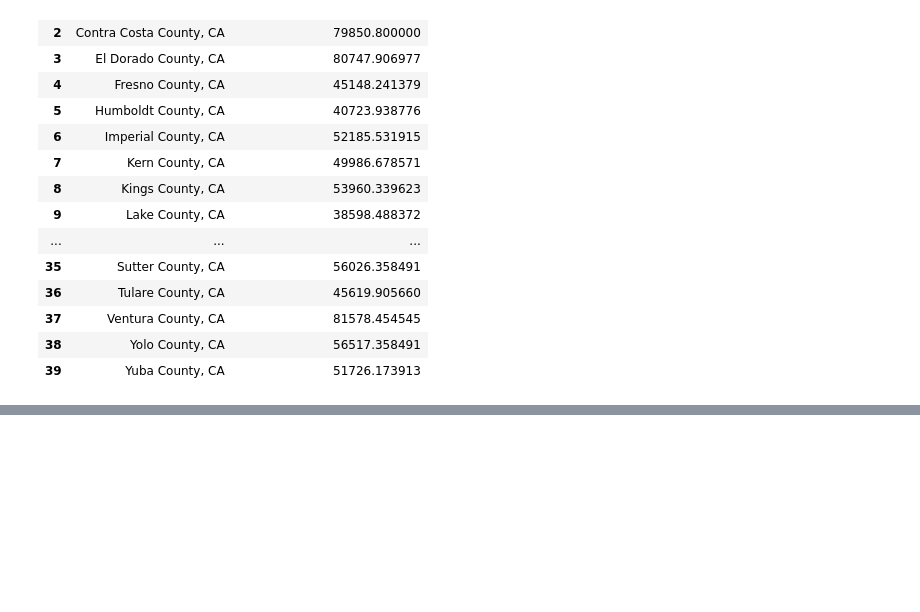
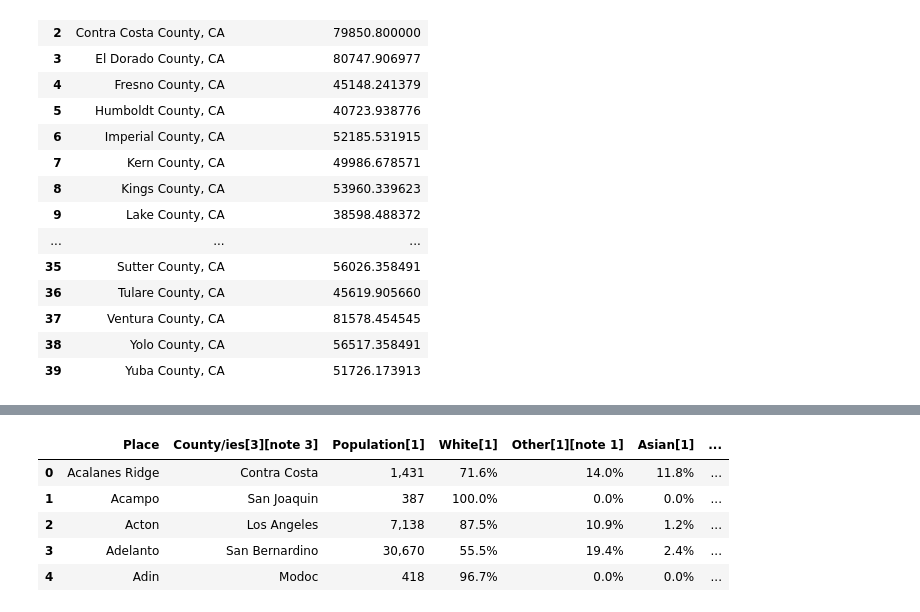
Before and after one commit to philhuang74/CaliforniaHousing_Pic16BProject, a Jupyter notebook: eda.ipynb, the cells around one changed output, grey strips where cells are left out. Drawn from its saved outputs; the diff is of its cells as text; code cells hidden in the pictures; blank space fills up the shorter version.

```diff
--- a/eda.ipynb
+++ b/eda.ipynb
@@ -107,0 +123,10 @@ year.to_frame().reset_index()
+# %%
+cityrace=pd.read_csv('race_by_places.csv')
+cityrace.head()
+# %% [output]
+|  | Place | County/ies[3][note 3] | Population[1] | White[1] | Other[1][note 1] | Asian[1] | ... |
+| 0 | Acalanes Ridge | Contra Costa | 1,431 | 71.6% | 14.0% | 11.8% | ... |
+| 1 | Acampo | San Joaquin | 387 | 100.0% | 0.0% | 0.0% | ... |
+| 2 | Acton | Los Angeles | 7,138 | 87.5% | 10.9% | 1.2% | ... |
+| 3 | Adelanto | San Bernardino | 30,670 | 55.5% | 19.4% | 2.4% | ... |
+| 4 | Adin | Modoc | 418 | 96.7% | 0.0% | 0.0% | ... |
```
Also changed, not shown: parts of 5 cells of this notebook, 5 other files.
